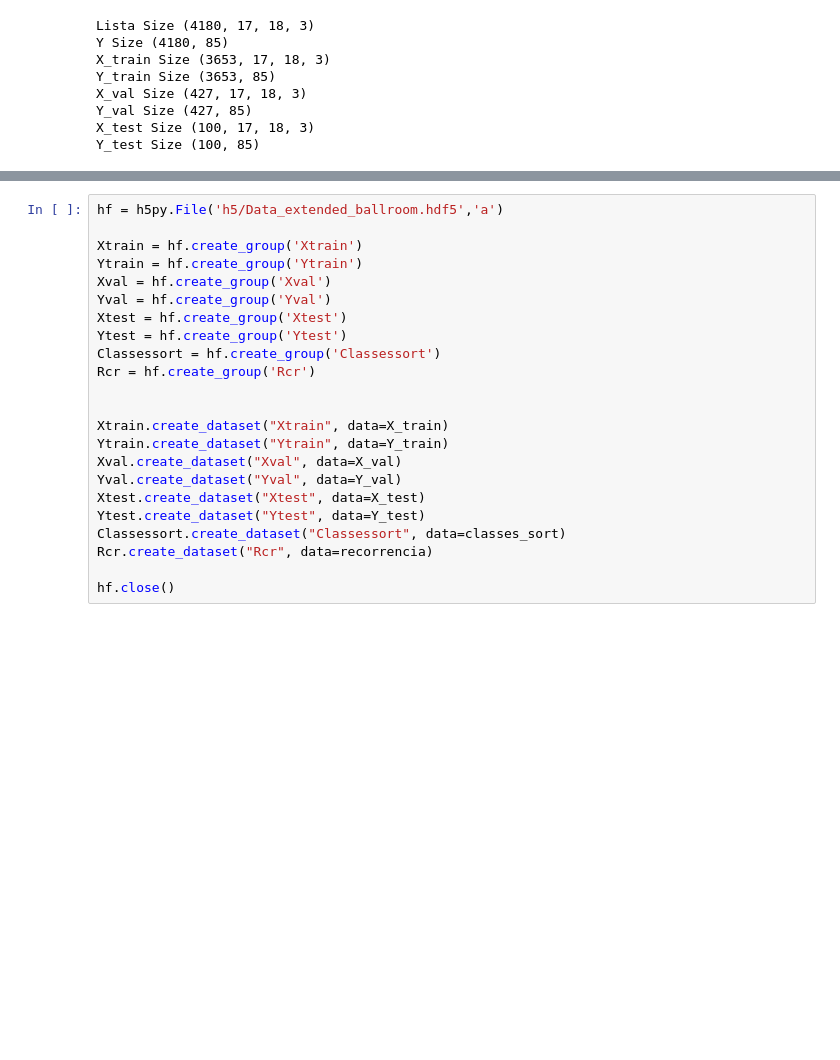
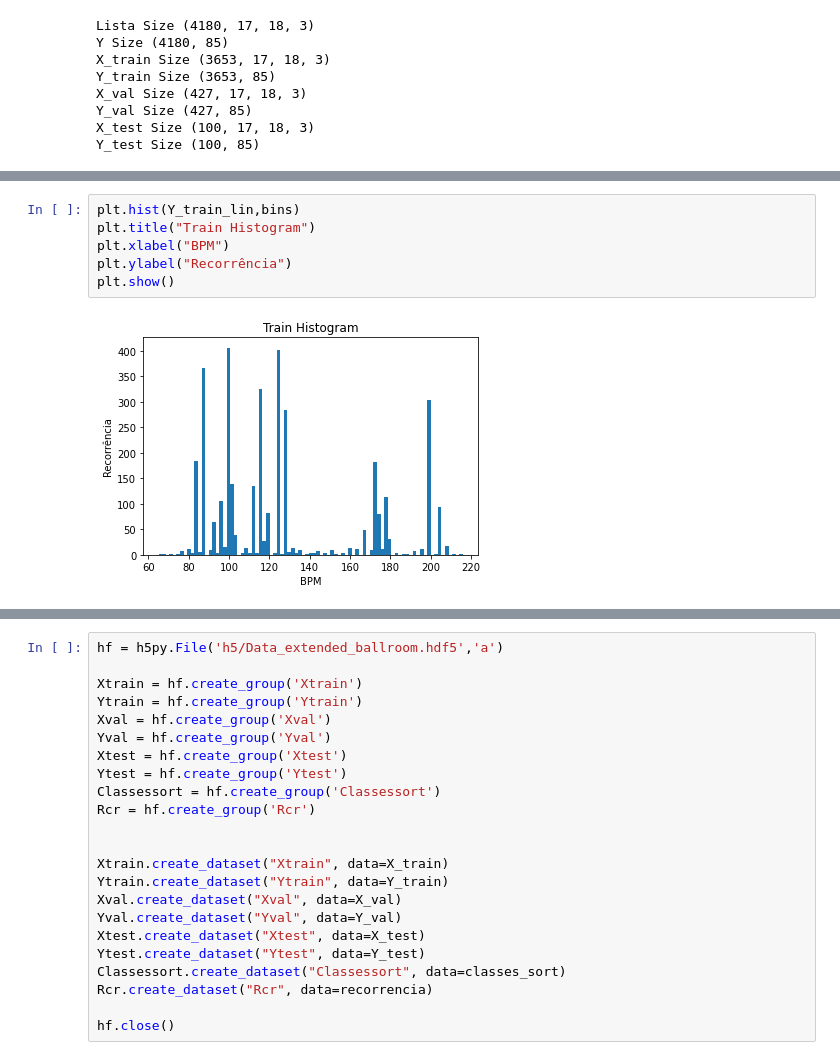
Before and after one commit to GPAD-UFBA/CNNPeDF, a Jupyter notebook: PreProCNN.ipynb, the cells around one changed output, grey strips where cells are left out. Drawn from its saved outputs; the diff is of its cells as text; blank space fills up the shorter version.

```diff
--- a/PreProCNN.ipynb
+++ b/PreProCNN.ipynb
@@ -267,0 +332,8 @@ Y_test Size (100, 85)
+# %%
+plt.hist(Y_train_lin,bins)
+plt.title("Train Histogram")
+plt.xlabel("BPM")
+plt.ylabel("Recorrência")
+plt.show()
+# %% [output]
+[figure, added]
```
Also changed, not shown: parts of 7 cells of this notebook, 3 other files.
